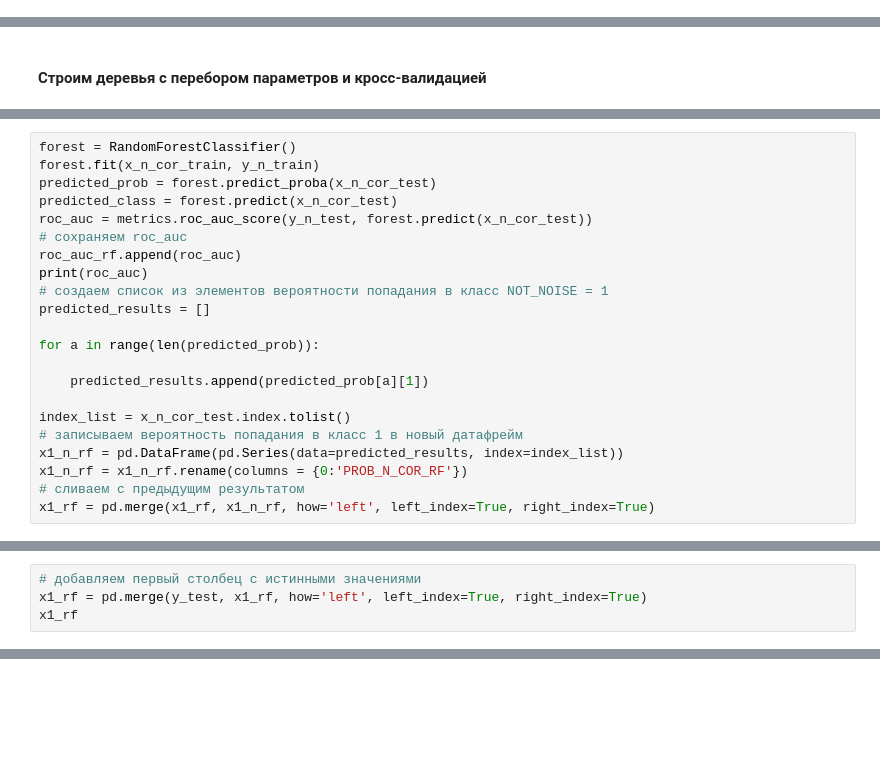
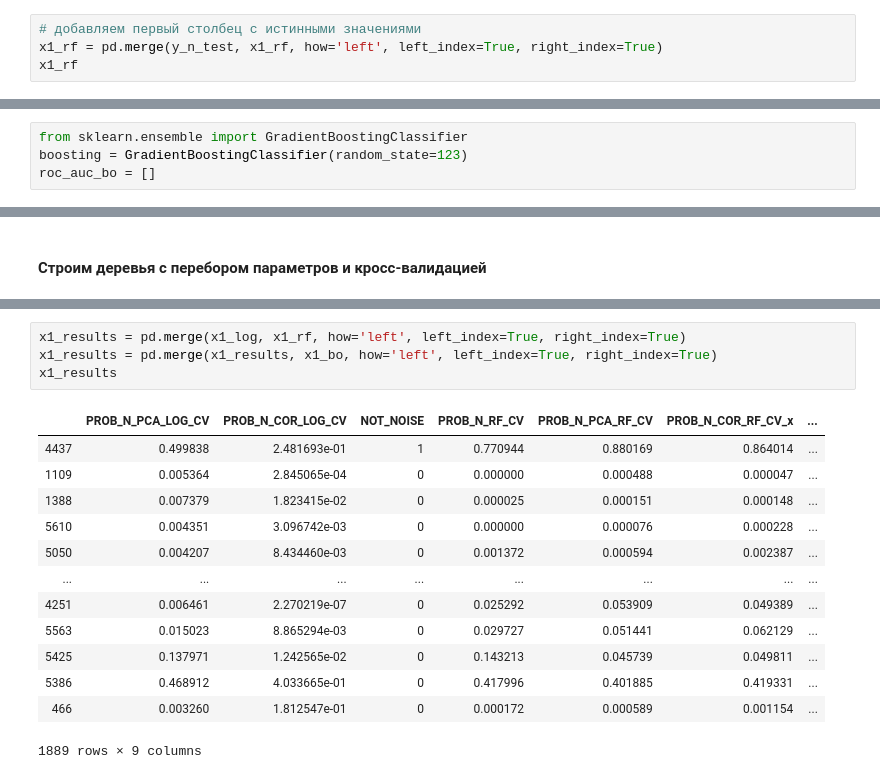
Before and after one commit to katya-luzina/noise_control, a Jupyter notebook: cross_deals.ipynb, the cells around one changed output, grey strips where cells are left out. Saved outputs shown, nothing was run; the diff lists cells and outputs as text; blank space fills up the shorter version.

```diff
--- a/cross_deals.ipynb
+++ b/cross_deals.ipynb
@@ -527,0 +478,4 @@ Wall time: 21min 21s
+# %%
+# добавляем первый столбец с истинными значениями
+x1_rf = pd.merge(y_n_test, x1_rf, how='left', left_index=True, right_index=True)
+x1_rf
@@ -527,0 +498,4 @@ Wall time: 21min 21s
+# %%
+from sklearn.ensemble import GradientBoostingClassifier
+boosting = GradientBoostingClassifier(random_state=123)
+roc_auc_bo = []
@@ -703,22 +672,0 @@ Wall time: 18min 27s
-# %%
-forest = RandomForestClassifier()
-forest.fit(x_n_cor_train, y_n_train)
-predicted_prob = forest.predict_proba(x_n_cor_test)
-predicted_class = forest.predict(x_n_cor_test)
-roc_auc = metrics.roc_auc_score(y_n_test, forest.predict(x_n_cor_test))
-# сохраняем roc_auc
-roc_auc_rf.append(roc_auc)
-print(roc_auc)
-# создаем список из элементов вероятности попадания в класс NOT_NOISE = 1
-predicted_results = []
-
-for a in range(len(predicted_prob)):
-
-    predicted_results.append(predicted_prob[a][1])
-
-index_list = x_n_cor_test.index.tolist()
-# записываем вероятность попадания в класс 1 в новый датафрейм
-x1_n_rf = pd.DataFrame(pd.Series(data=predicted_results, index=index_list))
-x1_n_rf = x1_n_rf.rename(columns = {0:'PROB_N_COR_RF'})
-# сливаем с предыдущим результатом
-x1_rf = pd.merge(x1_rf, x1_n_rf, how='left', left_index=True, right_index=True)
@@ -803,4 +672,0 @@ roc_auc
-# %%
-# добавляем первый столбец с истинными значениями
-x1_rf = pd.merge(y_test, x1_rf, how='left', left_index=True, right_index=True)
-x1_rf
@@ -820,0 +686,18 @@ x1_rf
+# %%
+x1_results = pd.merge(x1_log, x1_rf, how='left', left_index=True, right_index=True)
+x1_results = pd.merge(x1_results, x1_bo, how='left', left_index=True, right_index=True)
+x1_results
+# %% [output]
+|  | PROB_N_PCA_LOG_CV | PROB_N_COR_LOG_CV | NOT_NOISE | PROB_N_RF_CV | PROB_N_PCA_RF_CV | PROB_N_COR_RF_CV_x | ... |
+| 4437 | 0.499838 | 2.481693e-01 | 1 | 0.770944 | 0.880169 | 0.864014 | ... |
+| 1109 | 0.005364 | 2.845065e-04 | 0 | 0.000000 | 0.000488 | 0.000047 | ... |
+| 1388 | 0.007379 | 1.823415e-02 | 0 | 0.000025 | 0.000151 | 0.000148 | ... |
+| 5610 | 0.004351 | 3.096742e-03 | 0 | 0.000000 | 0.000076 | 0.000228 | ... |
+| 5050 | 0.004207 | 8.434460e-03 | 0 | 0.001372 | 0.000594 | 0.002387 | ... |
+| ... | ... | ... | ... | ... | ... | ... | ... |
+| 4251 | 0.006461 | 2.270219e-07 | 0 | 0.025292 | 0.053909 | 0.049389 | ... |
+| 5563 | 0.015023 | 8.865294e-03 | 0 | 0.029727 | 0.051441 | 0.062129 | ... |
+| 5425 | 0.137971 | 1.242565e-02 | 0 | 0.143213 | 0.045739 | 0.049811 | ... |
+| 5386 | 0.468912 | 4.033665e-01 | 0 | 0.417996 | 0.401885 | 0.419331 | ... |
+| 466 | 0.003260 | 1.812547e-01 | 0 | 0.000172 | 0.000589 | 0.001154 | ... |
+1889 rows × 9 columns
```
Also changed, not shown: parts of 62 cells of this notebook.
